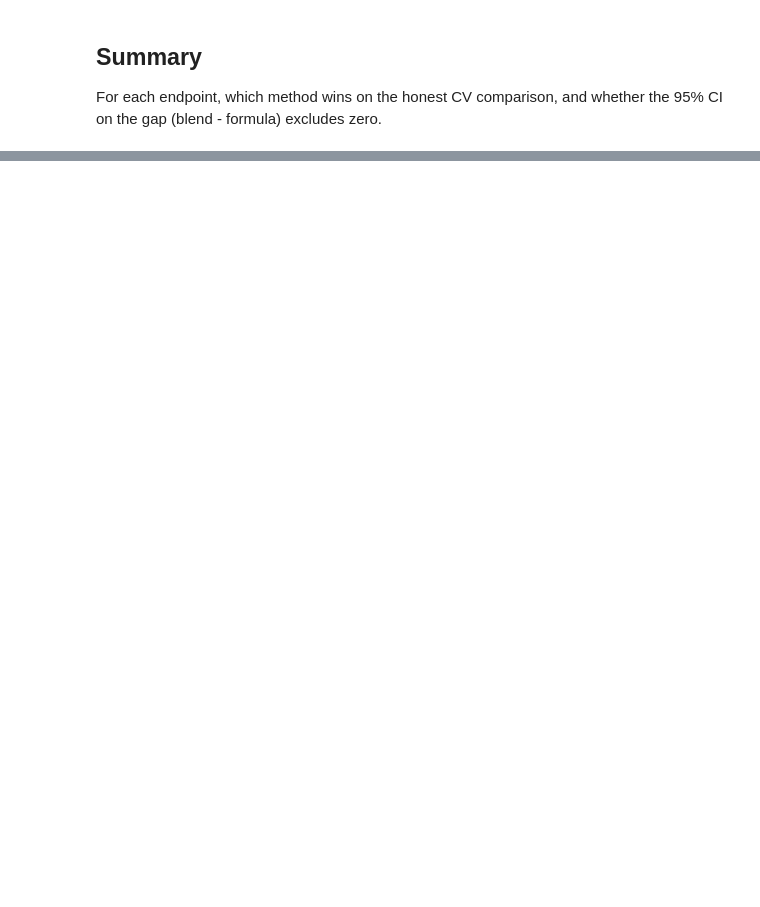
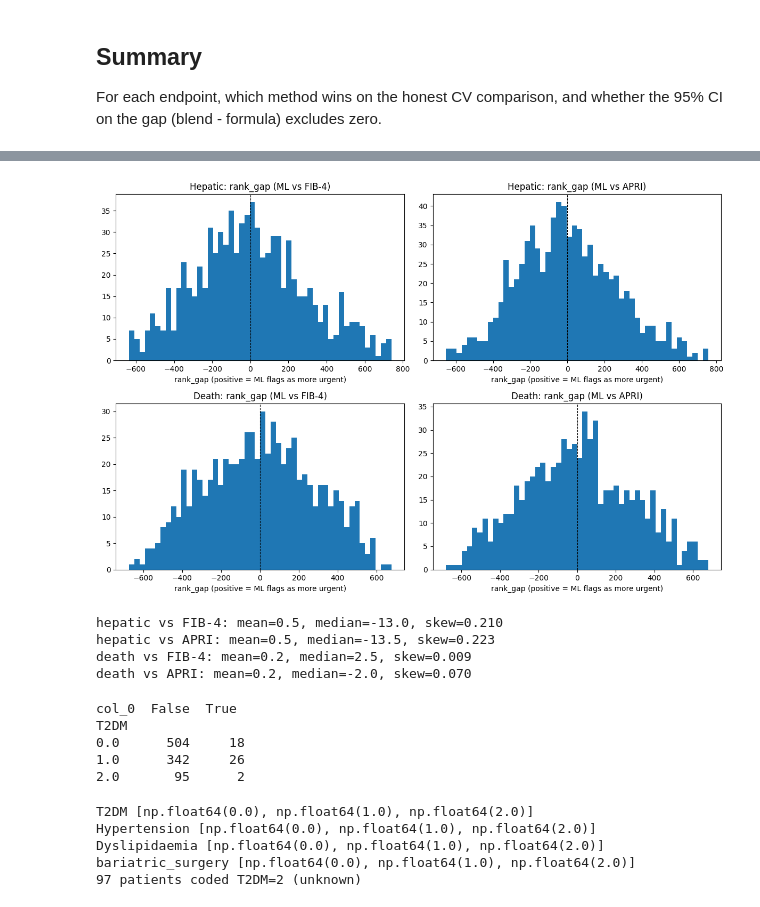
Before and after one commit to pabcal/TFG_Liverrisk_PabloCalderon, a Jupyter notebook: notebooks/05_study1_formula_comparison.ipynb, the cells around one changed output, grey strips where cells are left out. Drawn from its saved outputs; the diff is of its cells as text; code cells hidden in the pictures; blank space fills up the shorter version.

```diff
--- a/notebooks/05_study1_formula_comparison.ipynb
+++ b/notebooks/05_study1_formula_comparison.ipynb
@@ -260,15 +299,19 @@ disagreements come first.
 train_df = pd.read_csv(RAW_DIR / "train.csv")
 id_col = "patient_id_anon" if "patient_id_anon" in train_df.columns else "trustii_id"
 patient_ids = train_df[id_col]
-
 
 def build_ranking_comparison(X, y, event, time, ml_scores, formula_scores, patient_ids):
     ml_scores = np.asarray(ml_scores)
     formula_scores = np.asarray(formula_scores)
     event_name, time_name = y.dtype.names
 
-    ml_rank = pd.Series(ml_scores, index=X.index).rank(ascending=False, method="min")
-    formula_rank = pd.Series(formula_scores, index=X.index).rank(ascending=False, method="min")
+    valid = ~np.isnan(formula_scores)
+
+    ml_rank = pd.Series(np.nan, index=X.index)
+    formula_rank = pd.Series(np.nan, index=X.index)
+
+    ml_rank.loc[valid] = pd.Series(ml_scores[valid], index=X.index[valid]).rank(ascending=False, method="min")
+    formula_rank.loc[valid] = pd.Series(formula_scores[valid], index=X.index[valid]).rank(ascending=False, method="min")
 
     return pd.DataFrame({
         "patient_id": patient_ids.reindex(X.index).to_numpy(),
@@ -341,0 +403,55 @@ summary_df
+# %%
+import matplotlib.pyplot as plt
+
+fig, axes = plt.subplots(2, 2, figsize=(12, 8))
+
+for ax, (df, formula_name) in zip(axes[0], [(ranking_fib4, "FIB-4"), (ranking_apri, "APRI")]):
+    data = df[df["endpoint"] == "hepatic"]["rank_gap"].dropna()
+    ax.hist(data, bins=50, edgecolor="none")
+    ax.axvline(0, color="black", linewidth=0.8, linestyle="--")
+    ax.set_title(f"Hepatic: rank_gap (ML vs {formula_name})")
+    ax.set_xlabel("rank_gap (positive = ML flags as more urgent)")
+
+for ax, (df, formula_name) in zip(axes[1], [(ranking_fib4, "FIB-4"), (ranking_apri, "APRI")]):
+    data = df[df["endpoint"] == "death"]["rank_gap"].dropna()
+    ax.hist(data, bins=50, edgecolor="none")
+    ax.axvline(0, color="black", linewidth=0.8, linestyle="--")
+    ax.set_title(f"Death: rank_gap (ML vs {formula_name})")
+    ax.set_xlabel("rank_gap (positive = ML flags as more urgent)")
+
+plt.tight_layout()
+plt.savefig(OUTPUTS_DIR / "rank_gap_distributions.png", dpi=150)
+plt.show()
+
+for endpoint in ["hepatic", "death"]:
+    for df, name in [(ranking_fib4, "FIB-4"), (ranking_apri, "APRI")]:
+        data = df[df["endpoint"] == endpoint]["rank_gap"].dropna()
+        print(f"{endpoint} vs {name}: mean={data.mean():.1f}, median={data.median():.1f}, skew={data.skew():.3f}")
+# %% [output]
+[figure, added]
+hepatic vs FIB-4: mean=0.5, median=-13.0, skew=0.210
+hepatic vs APRI: mean=0.5, median=-13.5, skew=0.223
+death vs FIB-4: mean=0.2, median=2.5, skew=0.009
+death vs APRI: mean=0.2, median=-2.0, skew=0.070
+# %%
+print(pd.crosstab(X_hep["T2DM"], hep_event))
+# %% [output]
+col_0  False  True
+T2DM
+0.0      504     18
+1.0      342     26
+2.0       95      2
+# %%
+import pandas as pd
+df = pd.read_csv(REPO_ROOT / "liverrisk" / "data" / "raw" / "train.csv")
+for col in ["T2DM", "Hypertension", "Dyslipidaemia", "bariatric_surgery"]:
+    print(col, sorted(df[col].dropna().unique()))
+
+
+print((df["T2DM"] == 2.0).sum(), "patients coded T2DM=2 (unknown)")
+# %% [output]
+T2DM [np.float64(0.0), np.float64(1.0), np.float64(2.0)]
+Hypertension [np.float64(0.0), np.float64(1.0), np.float64(2.0)]
+Dyslipidaemia [np.float64(0.0), np.float64(1.0), np.float64(2.0)]
+bariatric_surgery [np.float64(0.0), np.float64(1.0), np.float64(2.0)]
+97 patients coded T2DM=2 (unknown)
```
Also changed, not shown: parts of 10 cells of this notebook.
